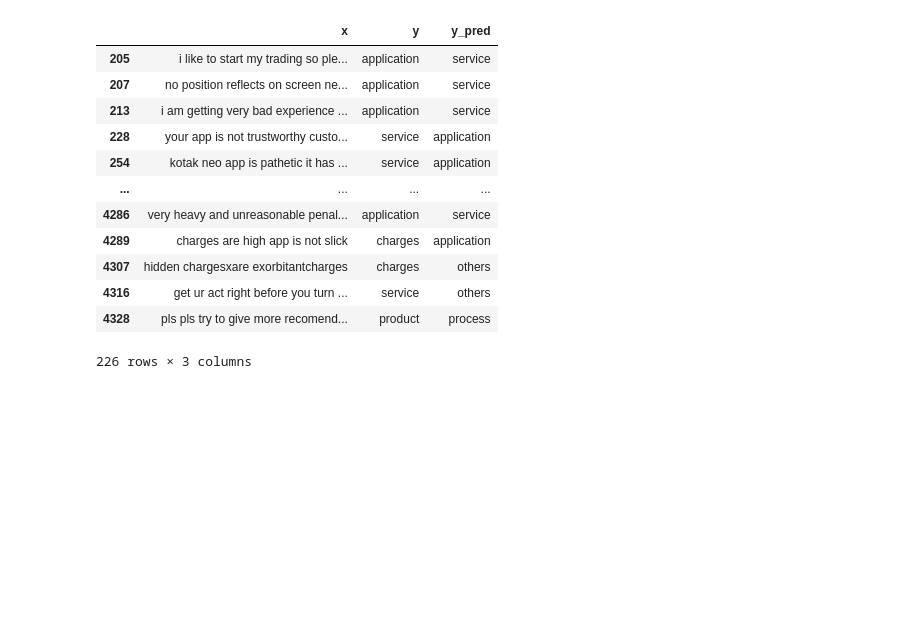
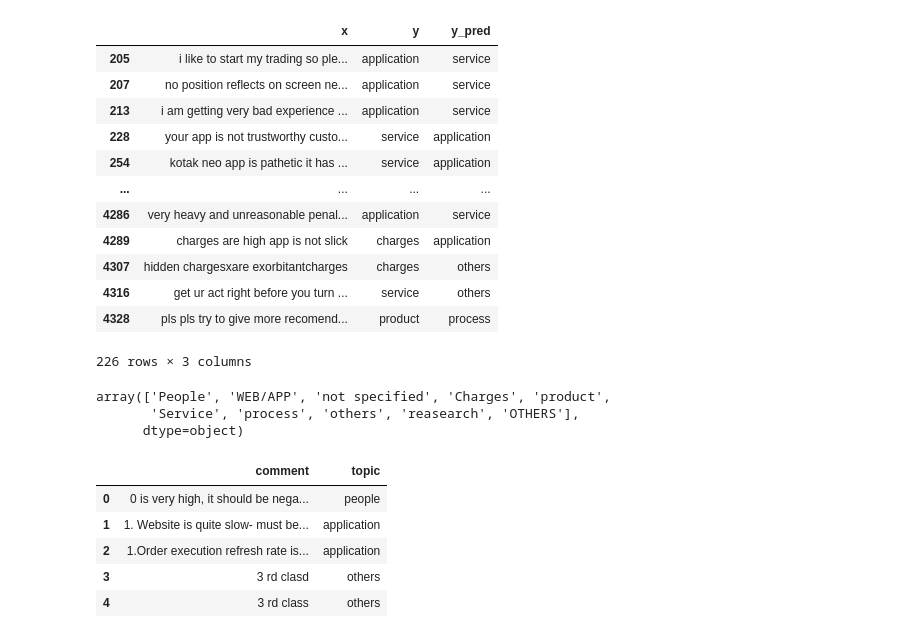
Before and after one commit to Brijeshtanwar/Topic-Modeling, a Jupyter notebook: sklearn_nlp_fasttext.ipynb, the cells around one changed output. Saved outputs shown, nothing was run; the diff lists cells and outputs as text; code cells hidden in the pictures; blank space fills up the shorter version.

```diff
--- a/sklearn_nlp_fasttext.ipynb
+++ b/sklearn_nlp_fasttext.ipynb
@@ -384,3 +356,17 @@ data_table.DataTable(df_pred.query(' y != y_pred')[['x','y', 'y_pred']], include
 | 4316 | get ur act right before you turn ... | service | others |
 | 4328 | pls pls try to give more recomend... | product | process |
 226 rows × 3 columns
+# %%
+url = """https://raw.githubusercontent.com/Brijeshtanwar/Topic-Modeling/main/test_data.csv"""
+test = pd.read_csv(url,  encoding = 'unicode_escape')
+# %%
+test.columns = ['comment', 'topic']
+# %%
+test['topic'].unique()
+# %% [output]
+array(['People', 'WEB/APP', 'not specified', 'Charges', 'product',
+       'Service', 'process', 'others', 'reasearch', 'OTHERS'],
+      dtype=object)
+# %%
+topic_dic = {'WEB/APP': 'application',  'Charges': 'charges', 'Service':'service'
+, 'OTHERS':'others', 'not specified':'others', 'process':'process', 'People':'people', 'product':'product', 'reasearch':'research'}
@@ -386,0 +375,9 @@ data_table.DataTable(df_pred.query(' y != y_pred')[['x','y', 'y_pred']], include
+# %%
+test.head()
+# %% [output]
+|  | comment | topic |
+| 0 | 0 is very high, it should be nega... | people |
+| 1 | 1. Website is quite slow- must be... | application |
+| 2 | 1.Order execution refresh rate is... | application |
+| 3 | 3 rd clasd | others |
+| 4 | 3 rd class | others |
```
Also changed, not shown: parts of 15 cells of this notebook.
